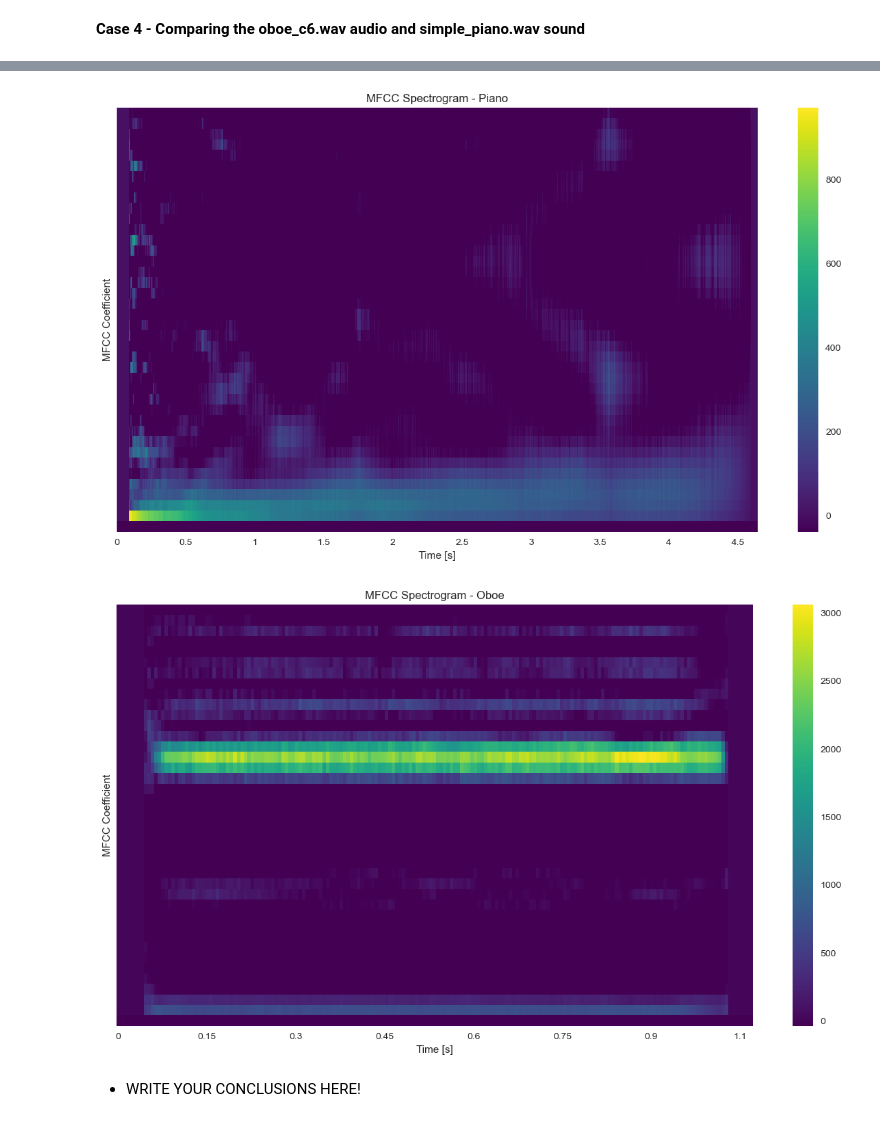
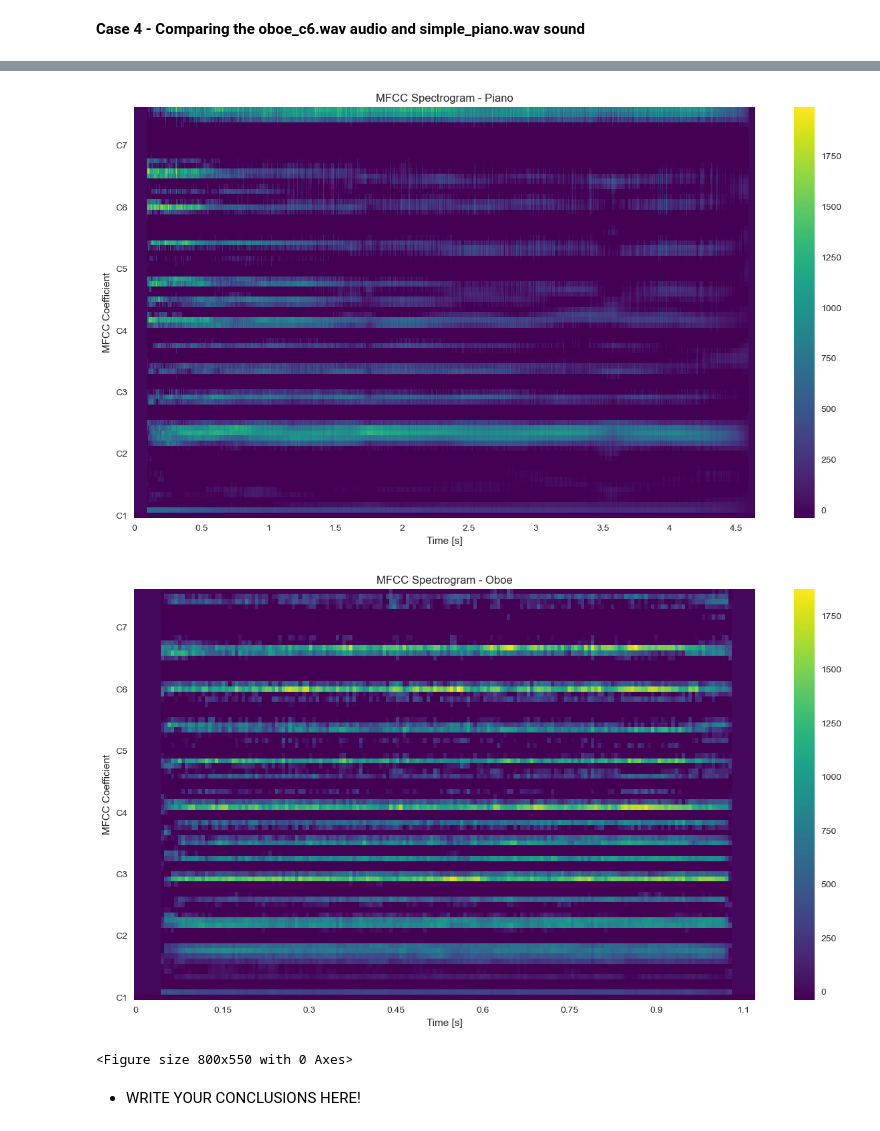
Before and after one commit to Carmenfranci/Selected, a Jupyter notebook: Lab_1_students.ipynb, the cells around one changed output, grey strips where cells are left out. Drawn from its saved outputs; the diff is of its cells as text; code cells hidden in the pictures.

```diff
--- a/Lab_1_students.ipynb
+++ b/Lab_1_students.ipynb
@@ -1116,26 +1140,37 @@ Liftering is useful in tasks like **speaker recognition** or **emotion analysis*
 # Add your code here!
 # ...
 
-!wget -P sample_data/ https://ccrma.stanford.edu/workshops/dsp2008/sound-library/piano/YamahaH/YamahaH-C6.wav
+#!wget -P sample_data/ https://ccrma.stanford.edu/workshops/dsp2008/sound-library/piano/YamahaH/YamahaH-C6.wav
+
+num_ceps = 80
+lifter = 2*num_ceps
 
 pianoC6 , sr = librosa.load('sample_data/YamahaH-C6.wav', sr=None)
 # Calcola la durata in secondi
 duration = len(pianoC6) / sr
 
+
 # Stampa la durata
 print(f"Durata dell'audio: {duration:.2f} secondi")
-print(pianoC6.shape)
+
 oboeC6 , sr1 = librosa.load('sample_data/Oboe-C6.wav', sr=None)
+duration = len(oboeC6) / sr1
+
+print(f"Durata dell'audio: {duration:.2f} secondi")
 
 
-X_mfcc_piano = librosa.feature.mfcc(y=pianoC6, sr=sample_rate, n_fft=frame_length, hop_length=hop_size, n_mfcc=num_ceps,lifter=lifter)
-X_mfcc_oboe = librosa.feature.mfcc(y=oboeC6, sr=sample_rate, n_fft=frame_length, hop_length=hop_size, n_mfcc=num_ceps,lifter=lifter)
 
-print(num_ceps,lifter)
+X_mfcc_piano = librosa.feature.mfcc(y=pianoC6, sr=sr, n_fft=frame_length, hop_length=hop_size, n_mfcc=num_ceps,lifter=lifter)
+X_mfcc_oboe = librosa.feature.mfcc(y=oboeC6, sr=sr1, n_fft=frame_length, hop_length=hop_size, n_mfcc=num_ceps,lifter=lifter)
+
+print(frame_length, 'hop_size', hop_size)
+
+print(num_ceps, 'lifter' ,lifter)
 
 # Visualizza lo spettrogramma degli MFCC
 plt.figure(figsize=(15,8))
-librosa.display.specshow(X_mfcc_piano, sr=sr, hop_length=hop_size, x_axis='time', cmap='viridis')
+
+librosa.display.specshow(X_mfcc_piano, sr=sr, hop_length=hop_size, x_axis='time', y_axis = 'cqt_note', cmap='viridis')
 plt.clim(-40,None)
 plt.colorbar()
 plt.xlabel('Time [s]')
@@ -1145,11 +1180,15 @@ plt.show()
 
 # Visualizza lo spettrogramma degli MFCC
 plt.figure(figsize=(15,8))
-librosa.display.specshow(X_mfcc_oboe, sr=sr1, hop_length=hop_size, x_axis='time', cmap='viridis')
+
+librosa.display.specshow(X_mfcc_oboe, sr=sr1, hop_length=hop_size, x_axis='time',y_axis = 'cqt_note', cmap='viridis')
 plt.clim(-40,None)
 plt.colorbar()
 plt.xlabel('Time [s]')
 plt.ylabel('MFCC Coefficient')
 plt.title('MFCC Spectrogram - Oboe')
 plt.show()
+
+plt.tight_layout()
+plt.show()
 # %% [output]
@@ -1170,4 +1199,5 @@ Durata dell'audio: 4.64 secondi
-[figure, old version]
+[figure, new version]
-[figure, old version]
+[figure, new version]
+<Figure size 800x550 with 0 Axes>
 # %% [markdown]
 * WRITE YOUR CONCLUSIONS HERE!
```
Also changed, not shown: parts of 8 cells of this notebook, 5 other files.
